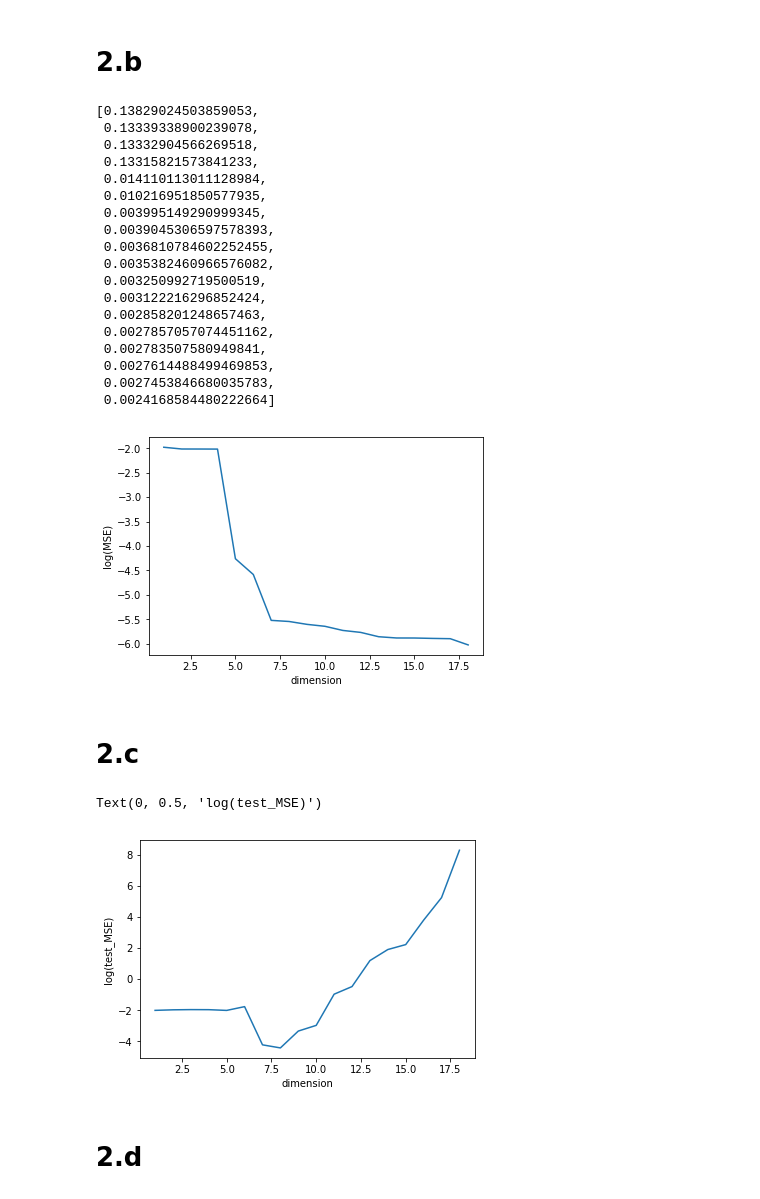
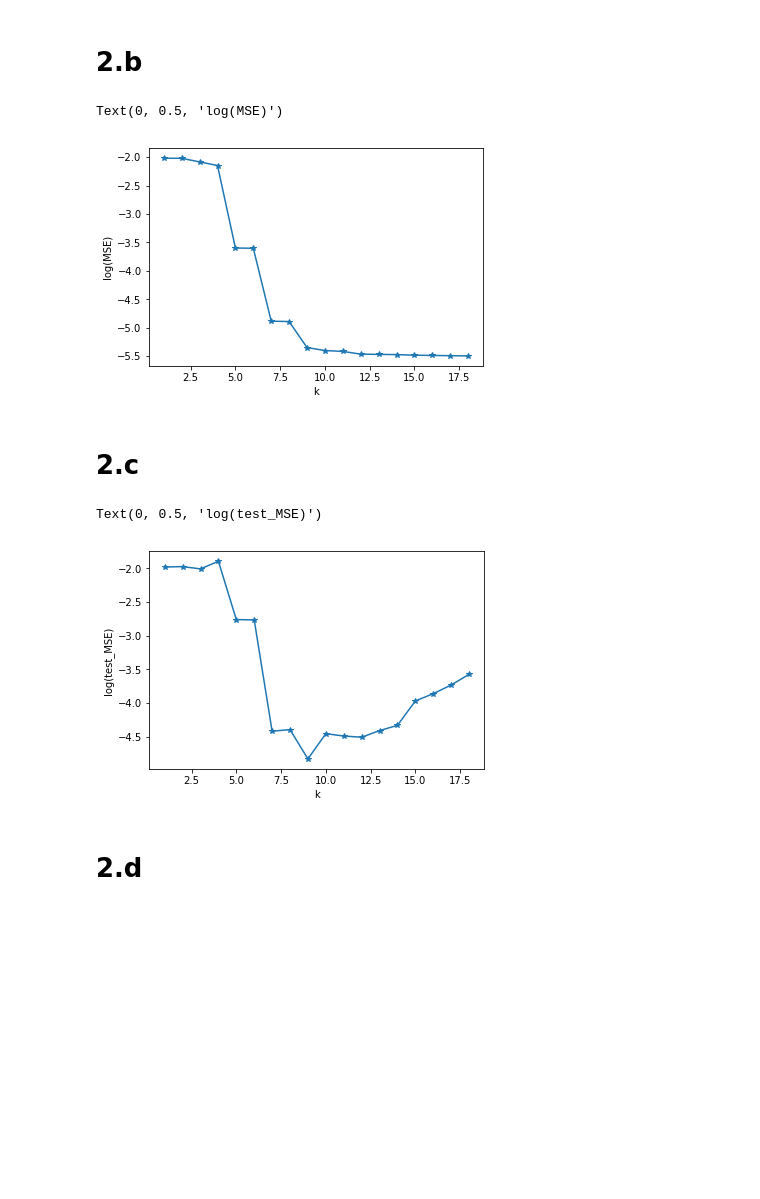
Before and after one commit to CodeDealer31/Supervised, a Jupyter notebook: Supervised_1_2.ipynb, the cells around one changed output. Drawn from its saved outputs; the diff is of its cells as text; code cells hidden in the pictures; blank space fills up the shorter version.

```diff
--- a/Supervised_1_2.ipynb
+++ b/Supervised_1_2.ipynb
@@ -17,12 +17,9 @@ def regression(X,Y,k):
     XTX = real_X.dot(real_X.T)
 #     [ll,oo] = np.linalg.eig(XTX)
     XTY = real_X.dot(Y)
-#     w = np.linalg.inv(XTX).dot(XTY)
-    w = np.mat(real_X).I.T.dot(np.mat(Y).T)
+    w = np.linalg.pinv(XTX).dot(XTY)
+#     w = np.mat(real_X).I.T.dot(np.mat(Y).T)
     return w
-    print(XTX)
-    print(XTY)
-    print(w)
 # %%
 def evaluate_reg(w,X):
     k = len(w)
@@ -98,15 +90,29 @@ fontP = FontProperties()
 fontP.set_size('small')
 [rx,ry] = generatedata(sample_number=30)
 dim = [2,5,10,14,18]
+x_axix = np.linspace(0,1,100)#for plotting
+y_axix = [(math.sin(2*math.pi*i))**2 for i in x_axix]
+plt.figure()
+plt.plot(rx,ry,'o')
+plt.plot(x_axix,y_axix)# plot original function graph
+plt.title("Orginal plot")
+plt.ylabel('y')
+plt.xlabel('x')
+plt.xlim([0,1])
+plt.ylim([0,1])
+
+
 for k in dim:
-    x_axix = np.linspace(0,1,100)
+    x_axix = np.linspace(0,1,100)#for plotting
     y = np.linspace(0,0,100)
-    w = regression(rx,ry,k)
-    Y_e = evaluate_reg(w,rx)
+    w = regression(rx,ry,k)#parameters
+    Y_e = evaluate_reg(w,rx)#estimates
     MSEv = MSE(Y_e,ry)
+    #find y value for plotting
     for p in range(len(x_axix)):
         for kk in range(k):
                y[p] = y[p] + (x_axix[p] ** kk) * w[kk]
+
     plt.figure()
     plt.plot(rx,ry,'o')
     plt.plot(x_axix,y,label = "k = "+str(k)+" MSE="+str(MSEv))
@@ -116,6 +122,5 @@ for k in dim:
     plt.xlim([0,1])
     plt.ylim([0,1])
 
-
 plt.show()
 # %% [output]
@@ -129,37 +135,18 @@ plt.show()
 # %%
 dim = range(1,19)
 MSEv = list(range(18))
 for k in dim:
     x_axix = np.linspace(0,1,100)
     y = np.linspace(0,0,100)
-    w = regression(rx,ry,k)
-    Y_e = evaluate_reg(w,rx)
-    MSEv[k-1] = MSE(Y_e,ry)[0,0]
-plt.plot(dim,np.log(MSEv))
-plt.xlabel("dimension")
+    w = regression(rx,ry,k) # parameters
+    Y_e = evaluate_reg(w,rx)#estimates
+    MSEv[k-1] = MSE(Y_e,ry)#[0,0]
+plt.plot(dim,np.log(MSEv),'*-')
+plt.xlabel("k")
 plt.ylabel("log(MSE)")
-
-MSEv
 # %% [output]
-[0.13829024503859053,
- 0.13339338900239078,
- 0.13332904566269518,
- 0.13315821573841233,
- 0.014110113011128984,
- 0.010216951850577935,
- 0.003995149290999345,
- 0.0039045306597578393,
- 0.0036810784602252455,
- 0.0035382460966576082,
- 0.003250992719500519,
- 0.003122216296852424,
- 0.002858201248657463,
- 0.0027857057074451162,
- 0.002783507580949841,
- 0.0027614488499469853,
- 0.0027453846680035783,
- 0.0024168584480222664]
+Text(0, 0.5, 'log(MSE)')
-[figure, old version]
+[figure, new version]
 # %% [markdown]
 # 2.c
 # %%
@@ -169,13 +156,13 @@ dim = range(1,19)
 for k in dim:
     w = regression(rx,ry,k)
     Y_e = evaluate_reg(w,rxt)
-    MSEv[k-1] = MSE(Y_e,ryt)[0,0]
-plt.plot(dim,np.log(MSEv))
-plt.xlabel("dimension")
+    MSEv[k-1] = MSE(Y_e,ryt)
+plt.plot(dim,np.log(MSEv),'*-')
+plt.xlabel("k")
 plt.ylabel("log(test_MSE)")
 # %% [output]
 Text(0, 0.5, 'log(test_MSE)')
-[figure, old version]
+[figure, new version]
 # %% [markdown]
 # 2.d
 # %%
```
Also changed, not shown: parts of 4 cells of this notebook, 2 other files.
